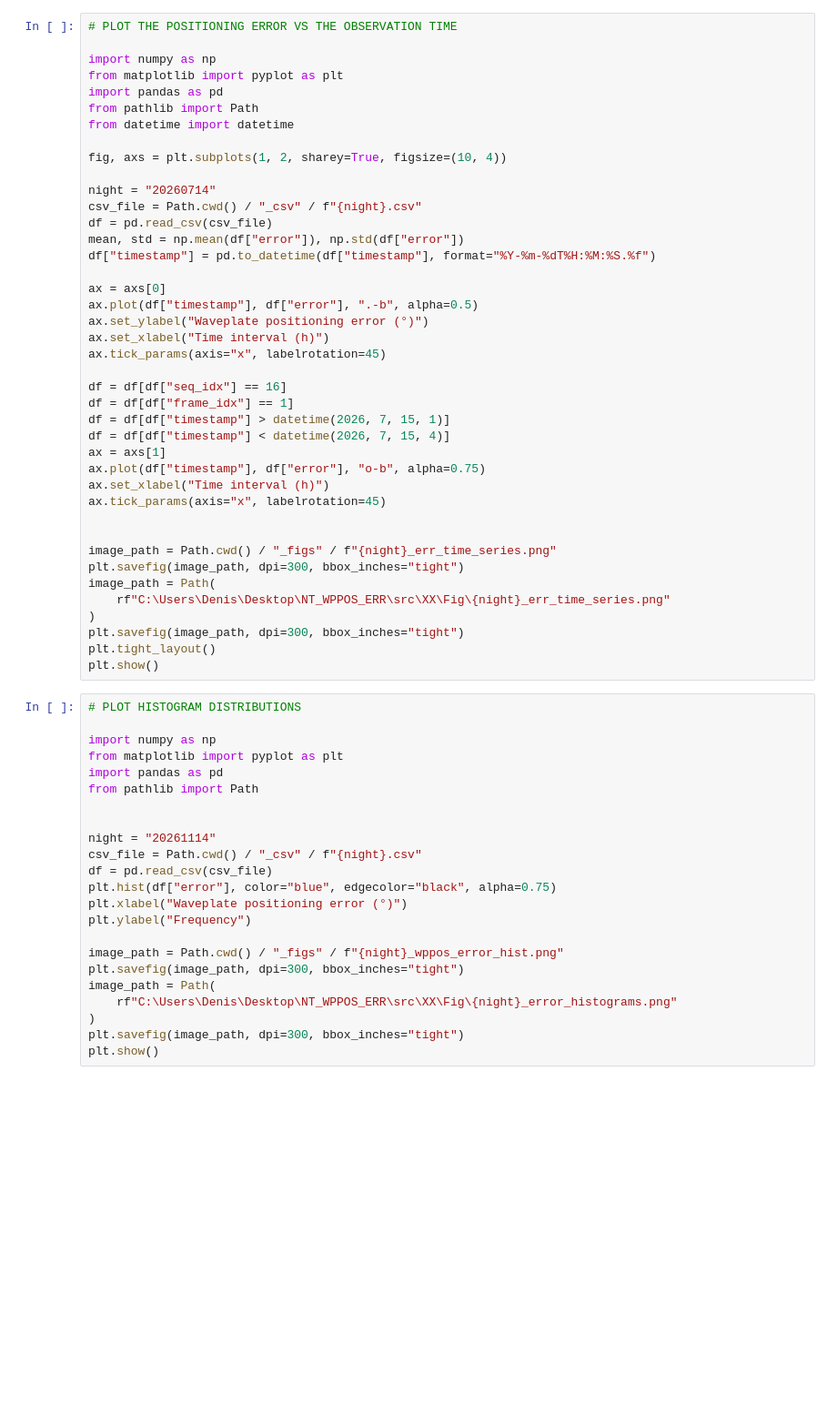
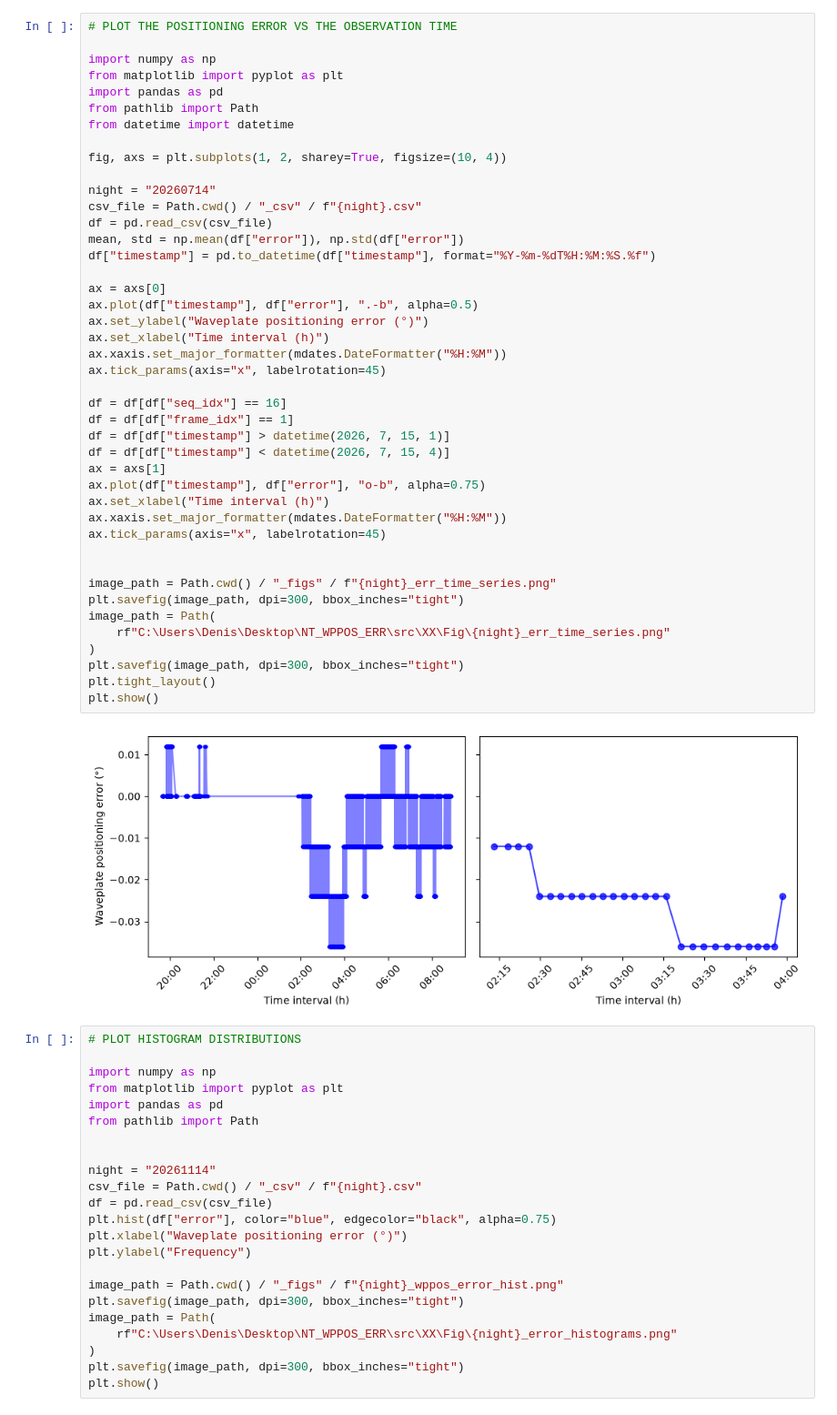
Before and after one commit to dev-LNA/S4CSTP, a Jupyter notebook: notebooks/wppos_error/wppos_error.ipynb, the cells around one changed output. Shown at 91% size. Saved outputs shown, nothing was run; the diff lists cells and outputs as text; blank space fills up the shorter version.

```diff
--- a/notebooks/wppos_error/wppos_error.ipynb
+++ b/notebooks/wppos_error/wppos_error.ipynb
@@ -211,33 +197,37 @@ fig, axs = plt.subplots(1, 2, sharey=True, figsize=(10, 4))
 night = "20260714"
 csv_file = Path.cwd() / "_csv" / f"{night}.csv"
 df = pd.read_csv(csv_file)
 mean, std = np.mean(df["error"]), np.std(df["error"])
 df["timestamp"] = pd.to_datetime(df["timestamp"], format="%Y-%m-%dT%H:%M:%S.%f")
 
 ax = axs[0]
 ax.plot(df["timestamp"], df["error"], ".-b", alpha=0.5)
 ax.set_ylabel("Waveplate positioning error (°)")
 ax.set_xlabel("Time interval (h)")
+ax.xaxis.set_major_formatter(mdates.DateFormatter("%H:%M"))
 ax.tick_params(axis="x", labelrotation=45)
 
 df = df[df["seq_idx"] == 16]
 df = df[df["frame_idx"] == 1]
 df = df[df["timestamp"] > datetime(2026, 7, 15, 1)]
 df = df[df["timestamp"] < datetime(2026, 7, 15, 4)]
 ax = axs[1]
 ax.plot(df["timestamp"], df["error"], "o-b", alpha=0.75)
 ax.set_xlabel("Time interval (h)")
+ax.xaxis.set_major_formatter(mdates.DateFormatter("%H:%M"))
 ax.tick_params(axis="x", labelrotation=45)
 
 
 image_path = Path.cwd() / "_figs" / f"{night}_err_time_series.png"
 plt.savefig(image_path, dpi=300, bbox_inches="tight")
 image_path = Path(
     rf"C:\Users\Denis\Desktop\NT_WPPOS_ERR\src\XX\Fig\{night}_err_time_series.png"
 )
 plt.savefig(image_path, dpi=300, bbox_inches="tight")
 plt.tight_layout()
 plt.show()
+# %% [output]
+[figure, added]
 # %%
 # PLOT HISTOGRAM DISTRIBUTIONS
 
```
Also changed, not shown: parts of 3 cells of this notebook, 16 other files.
